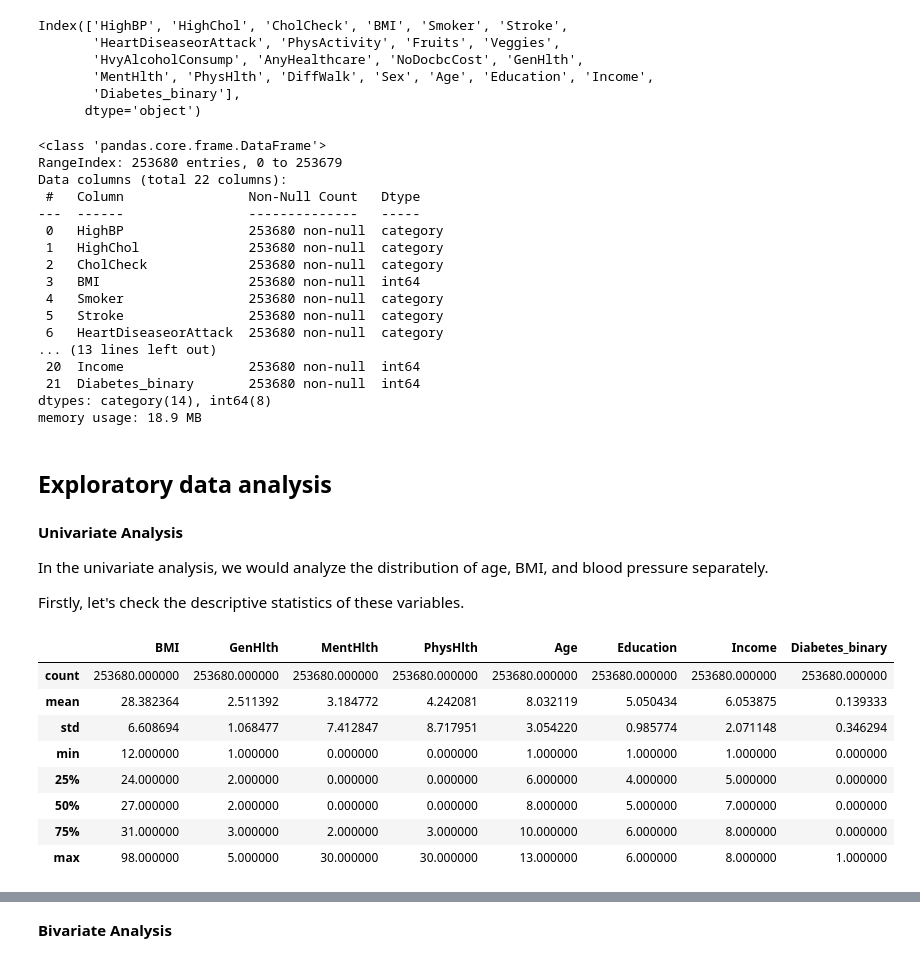
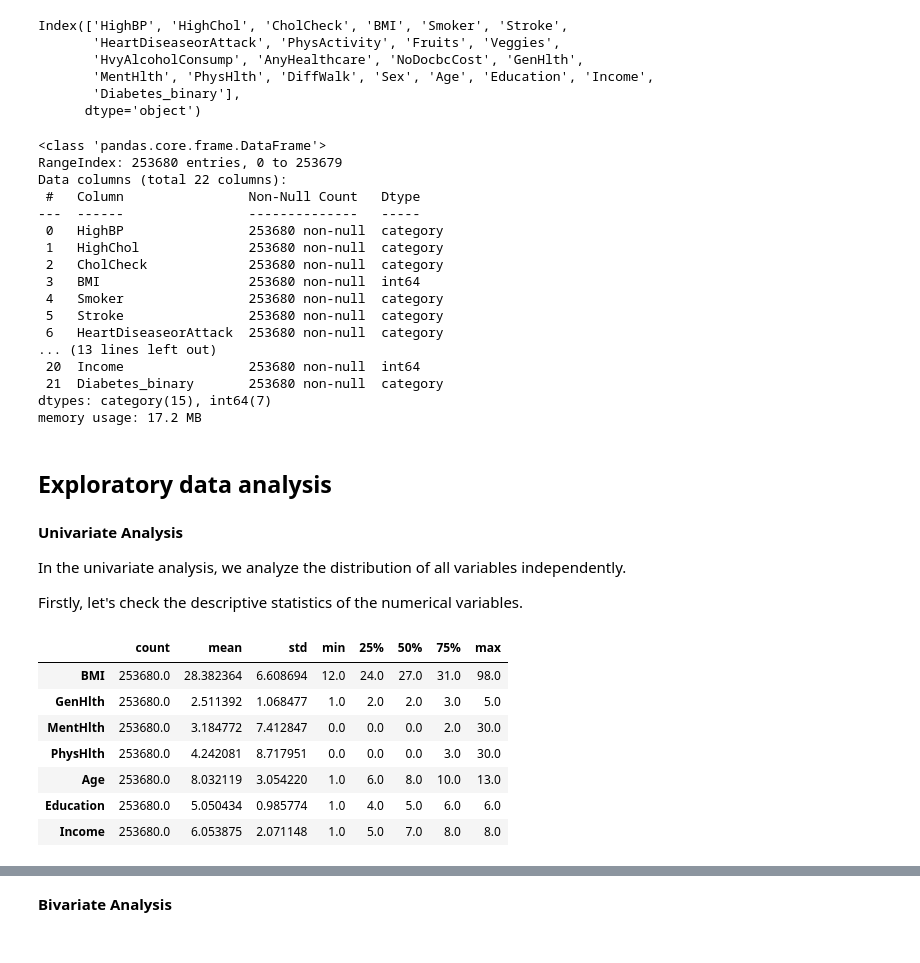
Before and after one commit to ninjakaib/math189project, a Jupyter notebook: MATH189.ipynb, the cells around one changed output, grey strips where cells are left out. Drawn from its saved outputs; the diff is of its cells as text; code cells hidden in the pictures.

```diff
--- a/MATH189.ipynb
+++ b/MATH189.ipynb
@@ -126,4 +126,7 @@ Index(['HighBP', 'HighChol', 'CholCheck', 'BMI', 'Smoker', 'Stroke',
        'MentHlth', 'PhysHlth', 'DiffWalk', 'Sex', 'Age', 'Education', 'Income',
        'Diabetes_binary'],
       dtype='object')
+# %%
+categorical_vars = [col for col in df.columns if df[col].nunique() == 2]
+numerical_vars = [col for col in df.columns if col not in categorical_vars]
 # %%
@@ -150,26 +149,25 @@ Data columns (total 22 columns):
  6   HeartDiseaseorAttack  253680 non-null  category
 ... (13 lines left out)
  20  Income                253680 non-null  int64
- 21  Diabetes_binary       253680 non-null  int64
-dtypes: category(14), int64(8)
-memory usage: 18.9 MB
+ 21  Diabetes_binary       253680 non-null  category
+dtypes: category(15), int64(7)
+memory usage: 17.2 MB
 # %% [markdown]
 ## Exploratory data analysis
 # %% [markdown]
 **Univariate Analysis**
 
-In the univariate analysis, we would analyze the distribution of age, BMI, and blood pressure separately.
+In the univariate analysis, we analyze the distribution of all variables independently.
 
-Firstly, let's check the descriptive statistics of these variables.
+Firstly, let's check the descriptive statistics of the numerical variables.
 # %%
-df.describe()
+df.describe().T
 # %% [output]
-|  | BMI | GenHlth | MentHlth | PhysHlth | Age | Education | Income | Diabetes_binary |
-| count | 253680.000000 | 253680.000000 | 253680.000000 | 253680.000000 | 253680.000000 | 253680.000000 | 253680.000000 | 253680.000000 |
-| mean | 28.382364 | 2.511392 | 3.184772 | 4.242081 | 8.032119 | 5.050434 | 6.053875 | 0.139333 |
-| std | 6.608694 | 1.068477 | 7.412847 | 8.717951 | 3.054220 | 0.985774 | 2.071148 | 0.346294 |
-| min | 12.000000 | 1.000000 | 0.000000 | 0.000000 | 1.000000 | 1.000000 | 1.000000 | 0.000000 |
-| 25% | 24.000000 | 2.000000 | 0.000000 | 0.000000 | 6.000000 | 4.000000 | 5.000000 | 0.000000 |
-| 50% | 27.000000 | 2.000000 | 0.000000 | 0.000000 | 8.000000 | 5.000000 | 7.000000 | 0.000000 |
-| 75% | 31.000000 | 3.000000 | 2.000000 | 3.000000 | 10.000000 | 6.000000 | 8.000000 | 0.000000 |
-| max | 98.000000 | 5.000000 | 30.000000 | 30.000000 | 13.000000 | 6.000000 | 8.000000 | 1.000000 |
+|  | count | mean | std | min | 25% | 50% | 75% | max |
+| BMI | 253680.0 | 28.382364 | 6.608694 | 12.0 | 24.0 | 27.0 | 31.0 | 98.0 |
+| GenHlth | 253680.0 | 2.511392 | 1.068477 | 1.0 | 2.0 | 2.0 | 3.0 | 5.0 |
+| MentHlth | 253680.0 | 3.184772 | 7.412847 | 0.0 | 0.0 | 0.0 | 2.0 | 30.0 |
+| PhysHlth | 253680.0 | 4.242081 | 8.717951 | 0.0 | 0.0 | 0.0 | 3.0 | 30.0 |
+| Age | 253680.0 | 8.032119 | 3.054220 | 1.0 | 6.0 | 8.0 | 10.0 | 13.0 |
+| Education | 253680.0 | 5.050434 | 0.985774 | 1.0 | 4.0 | 5.0 | 6.0 | 6.0 |
+| Income | 253680.0 | 6.053875 | 2.071148 | 1.0 | 5.0 | 7.0 | 8.0 | 8.0 |
```
Also changed, not shown: parts of 42 cells of this notebook, 1 other file.
